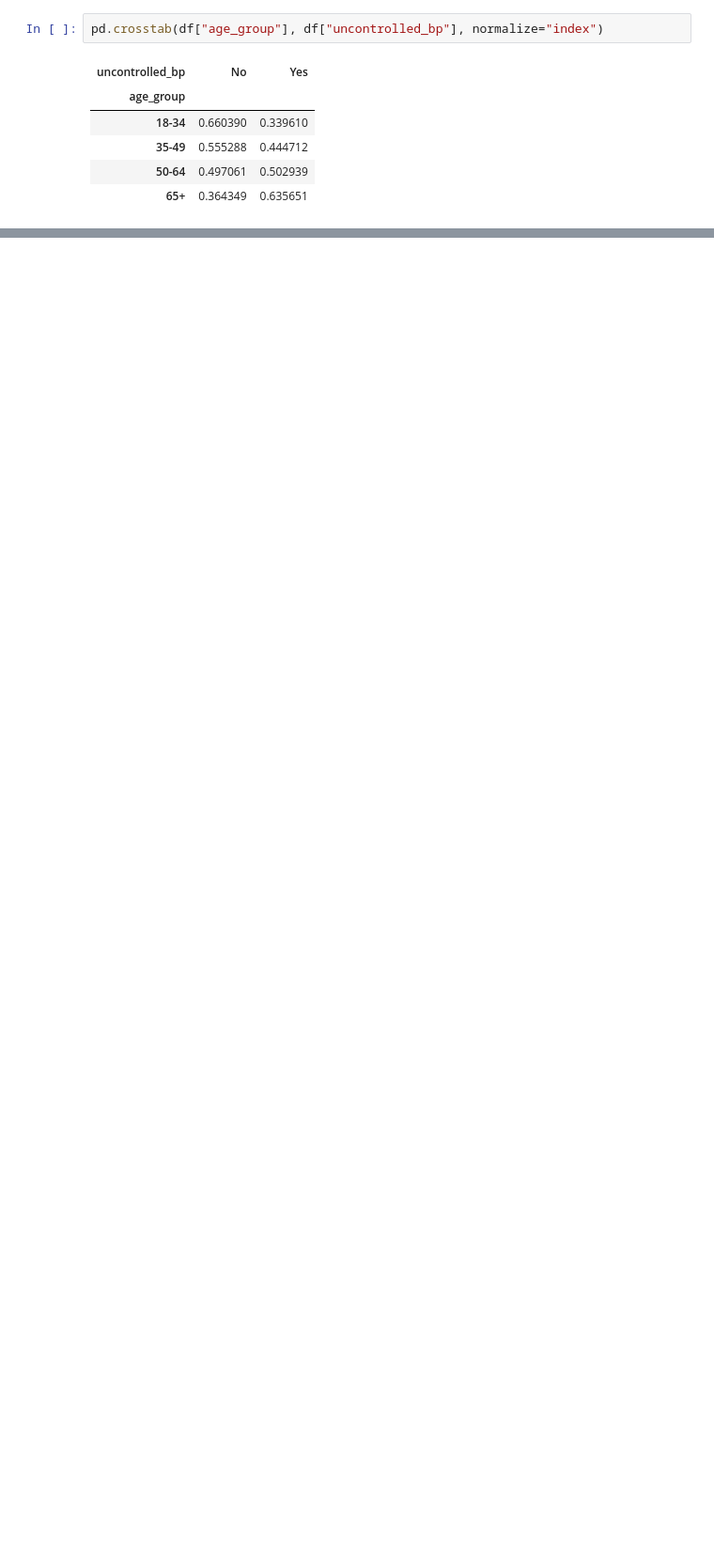
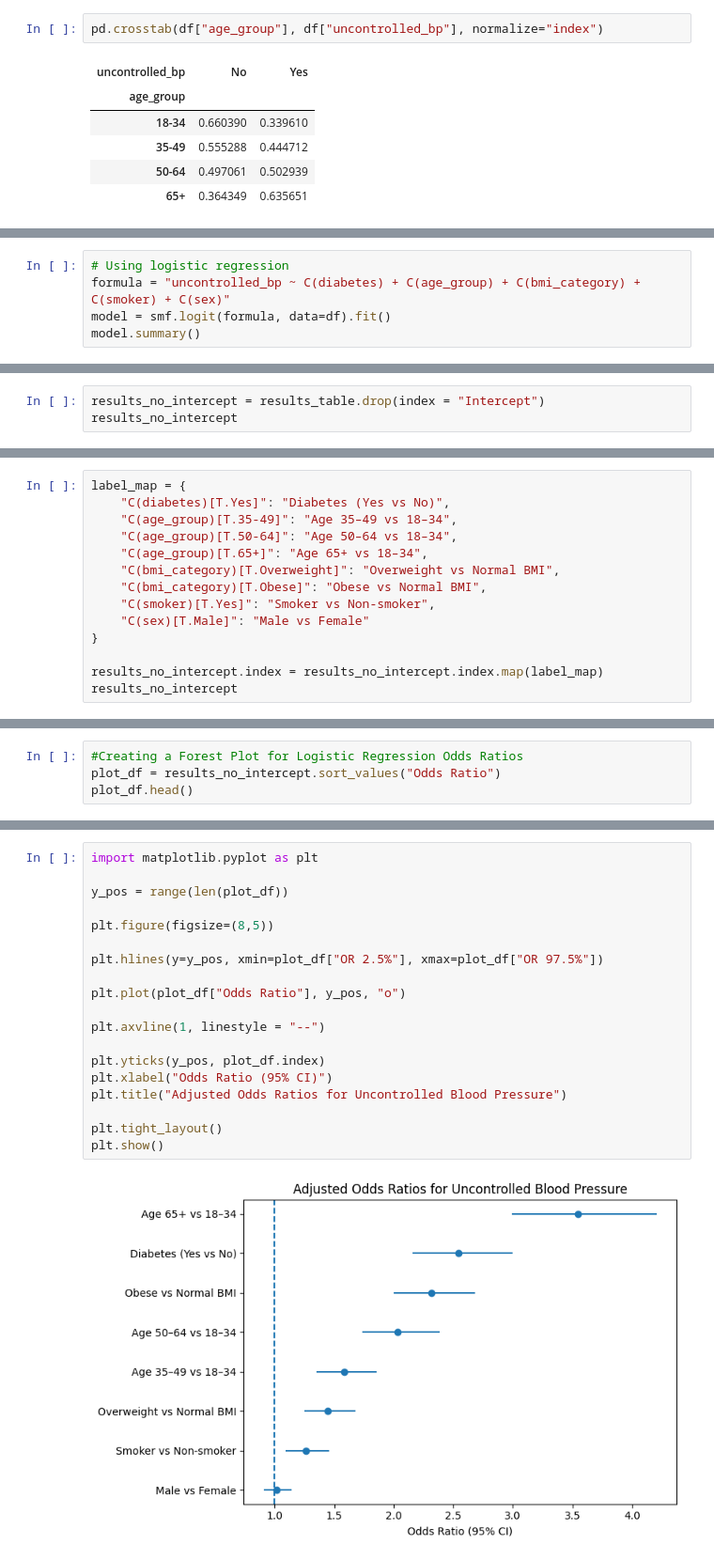
Before and after one commit to JoshPatNava/More_Likely_To_Have_Uncontrolled_BloodPressure, a Jupyter notebook: uncontrolledBP.ipynb, the cells around one changed output, grey strips where cells are left out. Shown at 94% size. Saved outputs shown, nothing was run; the diff lists cells and outputs as text; blank space fills up the shorter version.

```diff
--- a/uncontrolledBP.ipynb
+++ b/uncontrolledBP.ipynb
@@ -61,0 +70,5 @@ pd.crosstab(df["age_group"], df["uncontrolled_bp"], normalize="index")
+# %%
+# Using logistic regression
+formula = "uncontrolled_bp ~ C(diabetes) + C(age_group) + C(bmi_category) + C(smoker) + C(sex)"
+model = smf.logit(formula, data=df).fit()
+model.summary()
@@ -61,0 +116,3 @@ pd.crosstab(df["age_group"], df["uncontrolled_bp"], normalize="index")
+# %%
+results_no_intercept = results_table.drop(index = "Intercept")
+results_no_intercept
@@ -61,0 +129,14 @@ pd.crosstab(df["age_group"], df["uncontrolled_bp"], normalize="index")
+# %%
+label_map = {
+    "C(diabetes)[T.Yes]": "Diabetes (Yes vs No)",
+    "C(age_group)[T.35-49]": "Age 35–49 vs 18–34",
+    "C(age_group)[T.50-64]": "Age 50–64 vs 18–34",
+    "C(age_group)[T.65+]": "Age 65+ vs 18–34",
+    "C(bmi_category)[T.Overweight]": "Overweight vs Normal BMI",
+    "C(bmi_category)[T.Obese]": "Obese vs Normal BMI",
+    "C(smoker)[T.Yes]": "Smoker vs Non-smoker",
+    "C(sex)[T.Male]": "Male vs Female"
+}
+
+results_no_intercept.index = results_no_intercept.index.map(label_map)
+results_no_intercept
@@ -61,0 +153,4 @@ pd.crosstab(df["age_group"], df["uncontrolled_bp"], normalize="index")
+# %%
+#Creating a Forest Plot for Logistic Regression Odds Ratios
+plot_df = results_no_intercept.sort_values("Odds Ratio")
+plot_df.head()
@@ -61,0 +164,21 @@ pd.crosstab(df["age_group"], df["uncontrolled_bp"], normalize="index")
+# %%
+import matplotlib.pyplot as plt
+
+y_pos = range(len(plot_df))
+
+plt.figure(figsize=(8,5))
+
+plt.hlines(y=y_pos, xmin=plot_df["OR 2.5%"], xmax=plot_df["OR 97.5%"])
+
+plt.plot(plot_df["Odds Ratio"], y_pos, "o")
+
+plt.axvline(1, linestyle = "--")
+
+plt.yticks(y_pos, plot_df.index)
+plt.xlabel("Odds Ratio (95% CI)")
+plt.title("Adjusted Odds Ratios for Uncontrolled Blood Pressure")
+
+plt.tight_layout()
+plt.show()
+# %% [output]
+[figure, added]
```
Also changed, not shown: parts of 8 cells of this notebook, 2 other files.
